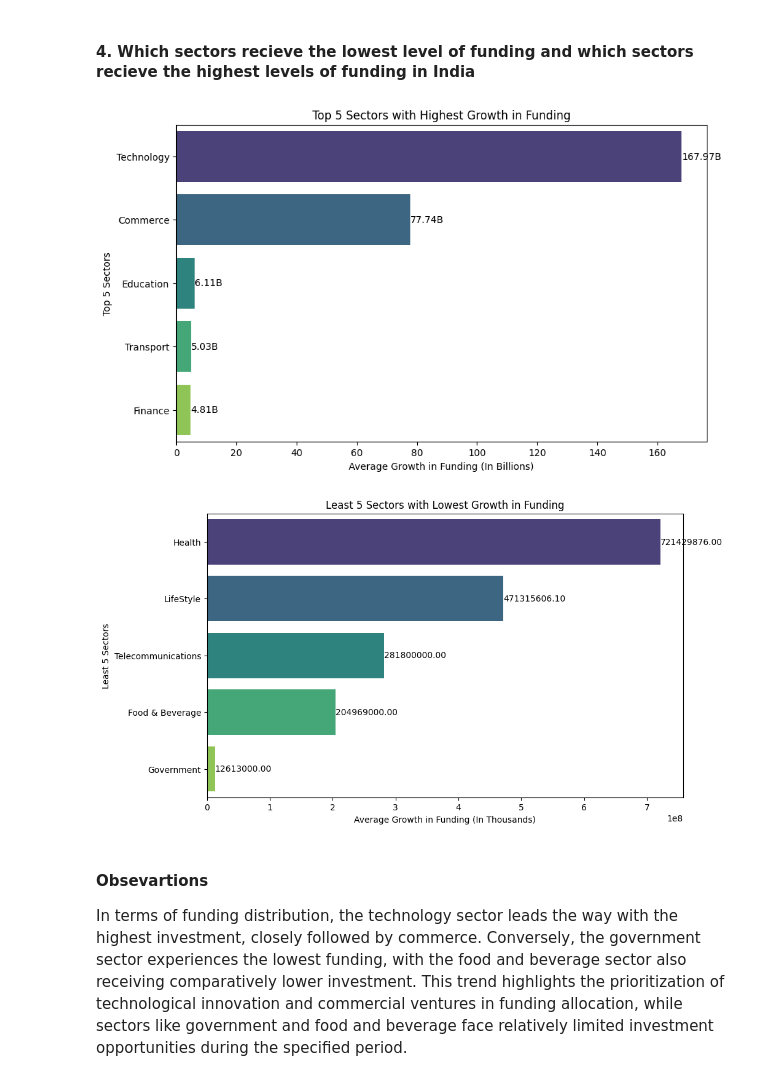
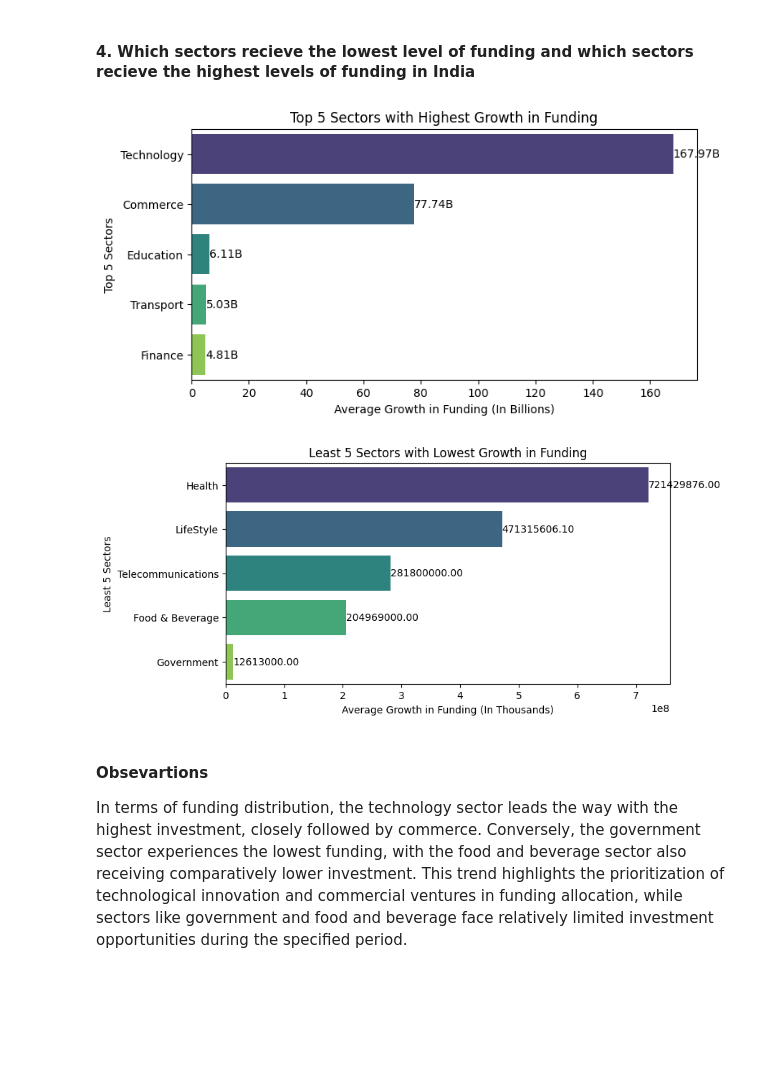
Before and after one commit to valiantezabuku/A-Data-Analysis-Project, a Jupyter notebook: indian_start_up_funding_analysis.ipynb, the cells around one changed output. Cells and saved outputs as stored; diff of their text form; code cells hidden in the pictures; blank space fills up the shorter version.

```diff
--- a/indian_start_up_funding_analysis.ipynb
+++ b/indian_start_up_funding_analysis.ipynb
@@ -1466,28 +1468,28 @@ We reject the Null hypothesis which is there is no significant difference in the
 # %%
 # Group data by sector and get the sum of the amount
 sector_year_funding = final_dataset.groupby('sector')['amount($)'].sum()
 sector_year_funding_reset = sector_year_funding.reset_index().sort_values(by='amount($)', ascending=False).head(5)
 
 # Convert the 'growth' values to billions
 sector_year_funding_reset['growth_billions'] = sector_year_funding_reset['amount($)'] / 1e9
 
 def annotate_bars(data, ax):
     for index, value in enumerate(data['growth_billions']):
         ax.text(value, index, f'{value:.2f}B', ha='left', va='center', fontsize=10)
 
 # Plotting using seaborn
-plt.figure(figsize=(10, 6))
+plt.figure(figsize=(8, 4))
 ax = sns.barplot(x='growth_billions', y='sector', data=sector_year_funding_reset, palette="viridis")
 
 plt.title('Top 5 Sectors with Highest Growth in Funding')
 plt.xlabel('Average Growth in Funding (In Billions)')
 plt.ylabel('Top 5 Sectors')
 
 # Annotate the bars with values
 annotate_bars(sector_year_funding_reset, ax)
 plt.show()
 # %% [output]
-[figure, old version]
+[figure, new version]
 # %%
 #Group data by sector and get the sum of the amount
 sector_year_funding = final_dataset.groupby('sector')['amount($)'].sum()
@@ -1501,7 +1503,7 @@ def annotate_bars(data, ax):
         ax.text(value, index, f'{value:.2f}', ha='left', va='center', fontsize=10)
 
 # Plotting using seaborn
-plt.figure(figsize=(10, 6))
+plt.figure(figsize=(8, 4))
 ax = sns.barplot(x='amount($)', y='sector', data=sector_year_funding_reset, palette="viridis")
 
 annotate_bars(sector_year_funding_reset,ax)
@@ -1510,7 +1512,7 @@ plt.xlabel('Average Growth in Funding (In Thousands)')
 plt.ylabel('Least 5 Sectors')
 plt.show()
 # %% [output]
-[figure, old version]
+[figure, new version]
 # %% [markdown]
 #### Obsevartions
 In terms of funding distribution, the technology sector leads the way with the highest investment, closely followed by commerce. Conversely, the government sector experiences the lowest funding, with the food and beverage sector also receiving comparatively lower investment. This trend highlights the prioritization of technological innovation and commercial ventures in funding allocation, while sectors like government and food and beverage face relatively limited investment opportunities during the specified period.
```
Also changed, not shown: parts of 5 cells of this notebook.
